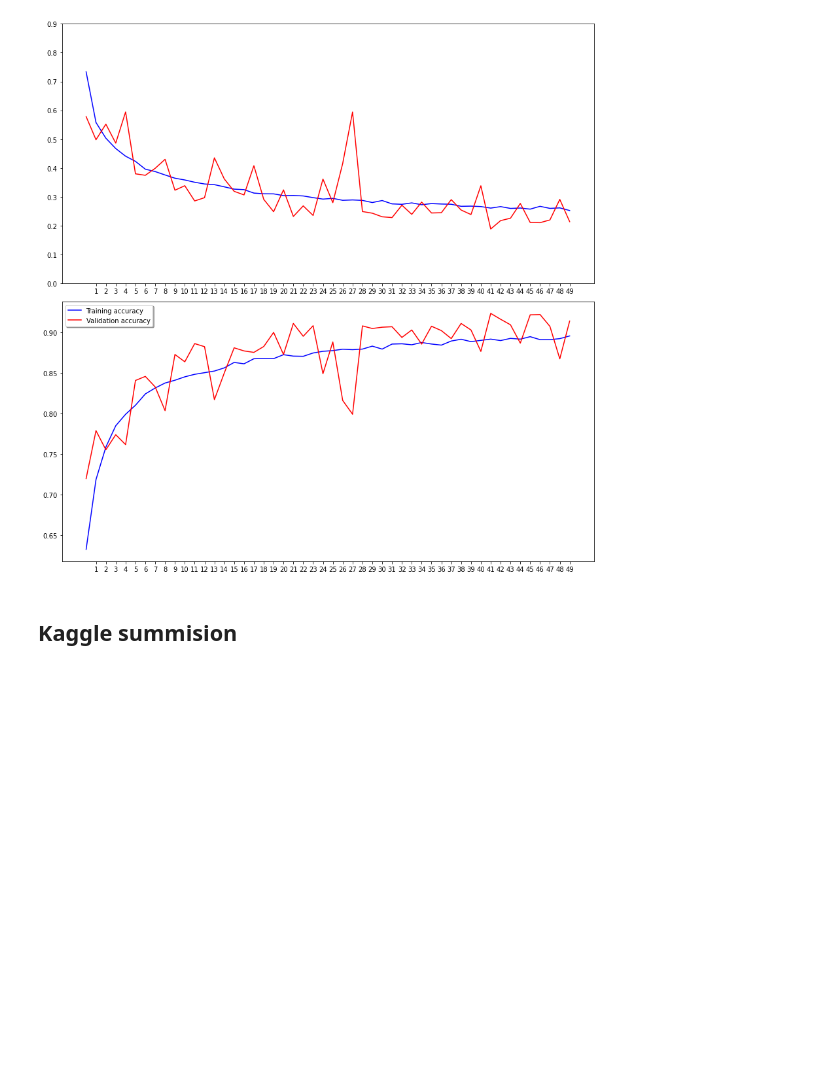
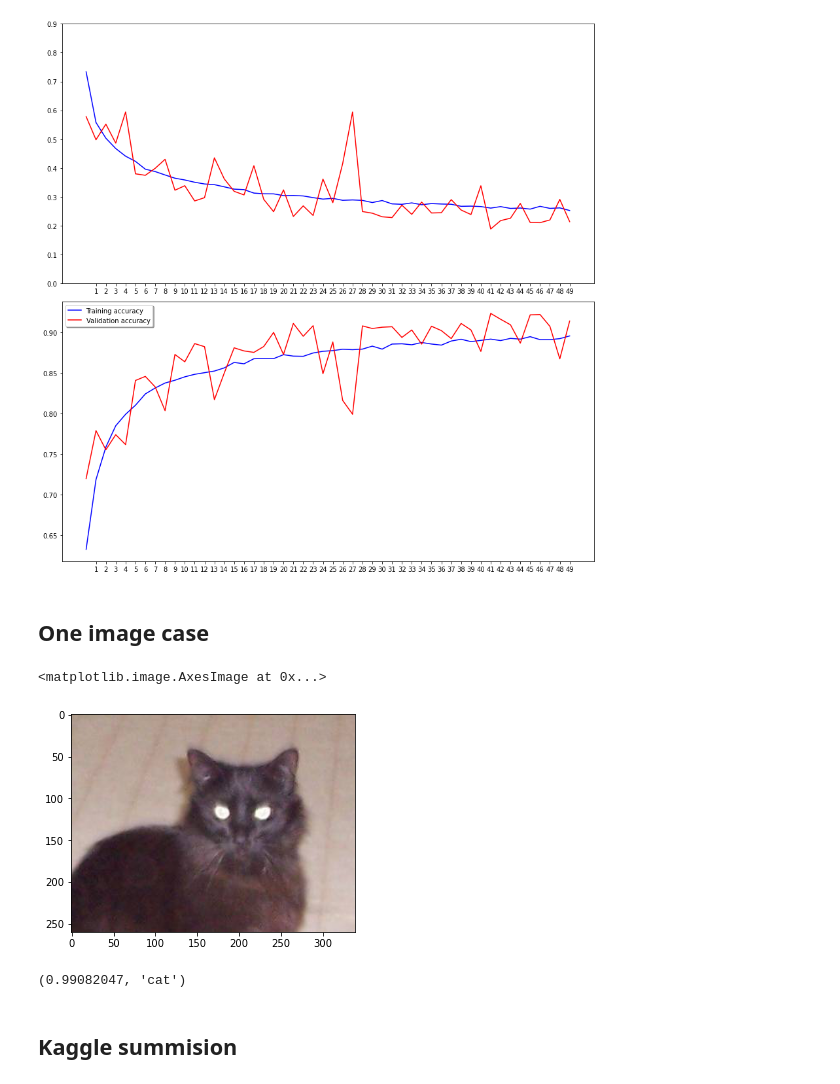
Before and after one commit to alejandroloda/DSProjects_1_CNN_Dogs_and_Cats_Keras, a Jupyter notebook: Classifier.ipynb, the cells around one changed output. Cells and saved outputs as stored; diff of their text form; code cells hidden in the pictures; blank space fills up the shorter version.

```diff
--- a/Classifier.ipynb
+++ b/Classifier.ipynb
@@ -241,5 +245,30 @@ plt.tight_layout()
 plt.show()
 # %% [output]
 [figure]
+# %% [markdown]
+## One image case
+# %%
+from random import choice
+rand_pic = os.path.join(dir_,test,choice(os.listdir("data/test1")))
+image = load_img(rand_pic)
+plt.imshow(image)
+# %% [output]
+<matplotlib.image.AxesImage at 0x...>
+[figure, added]
+# %%
+from skimage import transform
+from PIL import Image
+
+np_image = Image.open(rand_pic)
+np_image = np.array(np_image).astype('float32')/255
+np_image = transform.resize(np_image, (128, 128, 3))
+np_image = np.expand_dims(np_image, axis=0)
+
+prediction = model.predict(np_image)
+category_rounded = np.argmax(prediction, axis=-1)
+category_tag =  "cat" if category_rounded==0 else "dog"
+prediction[0][0], category_tag
+# %% [output]
+(0.99082047, 'cat')
 # %% [markdown]
 ## Kaggle summision
```
Also changed, not shown: parts of 10 cells of this notebook.
